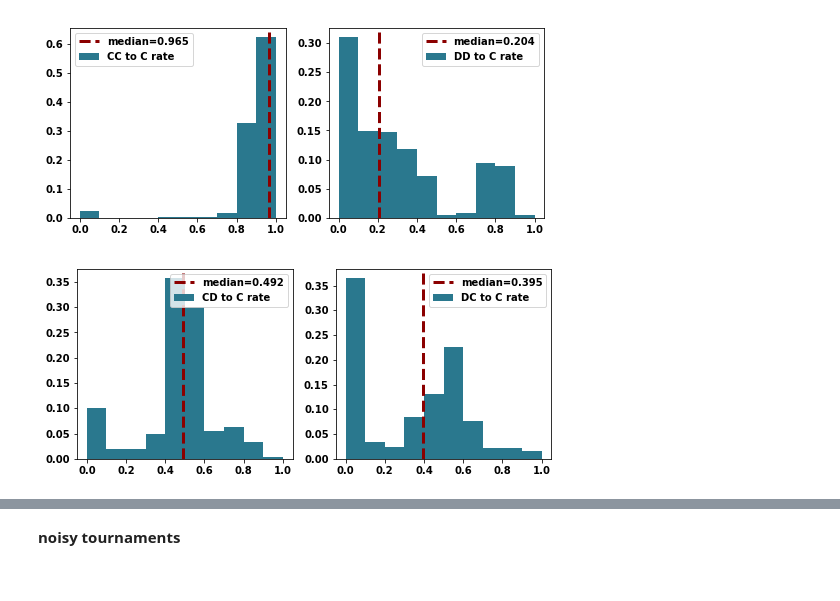
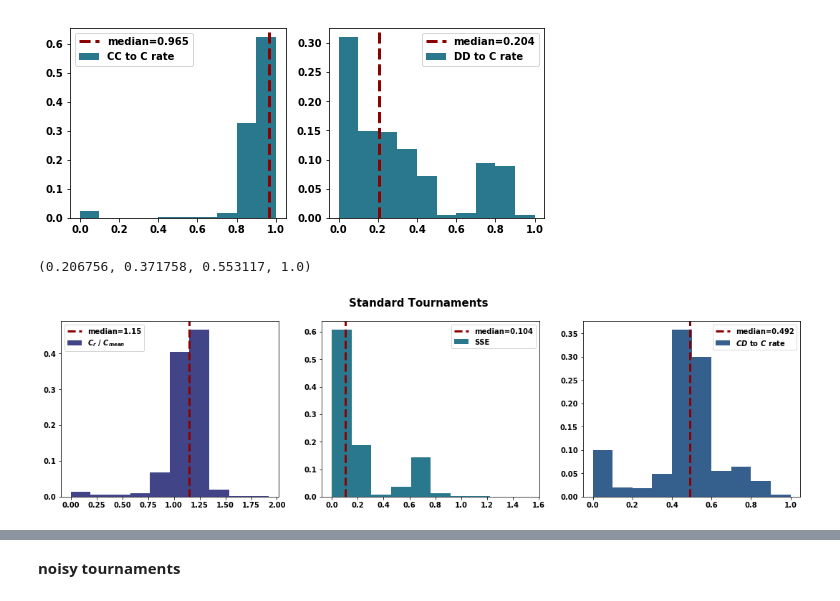
Before and after one commit to Nikoleta-v3/meta-analysis-of-prisoners-dilemma-tournaments, a Jupyter notebook: nbs/5. Discussion.ipynb, the cells around one changed output, grey strips where cells are left out. Cells and saved outputs as stored; diff of their text form; code cells hidden in the pictures.

Commit message:
runs/cleans notebooks and generates images and tex for evaluation section

```diff
--- a/nbs/5. Discussion.ipynb
+++ b/nbs/5. Discussion.ipynb
@@ -18,2 +22,4 @@ color_sse = matplotlib.cm.viridis(0.3)
+# %%
+colors = [color, color_c, color_sse]
 # %% [markdown]
 **Standard tournaments**
@@ -45,21 +47,30 @@ for i, rate in enumerate(['CC_to_C_rate', 'DD_to_C_rate']):
 fig.savefig('../images/rates_of_winners_in_standard_tournaments.pdf', bbox_inches='tight')
 # %% [output]
 [figure]
+# %%
+colors[2]
+# %% [output]
+(0.206756, 0.371758, 0.553117, 1.0)
 # %%
-fig, axes = plt.subplots(nrows=1, ncols=2, figsize=(8.5, 3.5))
+fig, axes = plt.subplots(nrows=1, ncols=3, figsize=(18.5, 4.5))
 
-for i, rate in enumerate(['CD_to_C_rate', 'DC_to_C_rate']):
+for i, rate in enumerate(['Cooperation_rating_comp_to_mean',
+                          'SSE',
+                          'CD_to_C_rate']):
 
     values = winners[rate]
     weights = np.ones_like(values) / float(len(values))
-    axes[i].hist(values, weights=weights, color=color_c, label=rate.replace('_', ' '))
+    axes[i].hist(values, weights=weights, color=colors[i], label=plot.features_labels[rate])
     axes[i].axvline(
         np.median(values),
         color="darkred",
         linestyle="dashed",
         linewidth=3,
         label="median=%s" % round(np.median(values), 3),
     )
     axes[i].legend();
+
+fig.suptitle('Standard Tournaments', fontsize=15, fontweight='bold')
+fig.savefig('../images/standard_discussion.pdf', bbox_inches='tight')
 # %% [output]
-[figure, old version]
+[figure, new version]
```
Also changed, not shown: parts of 21 cells of this notebook, 13 other files.
